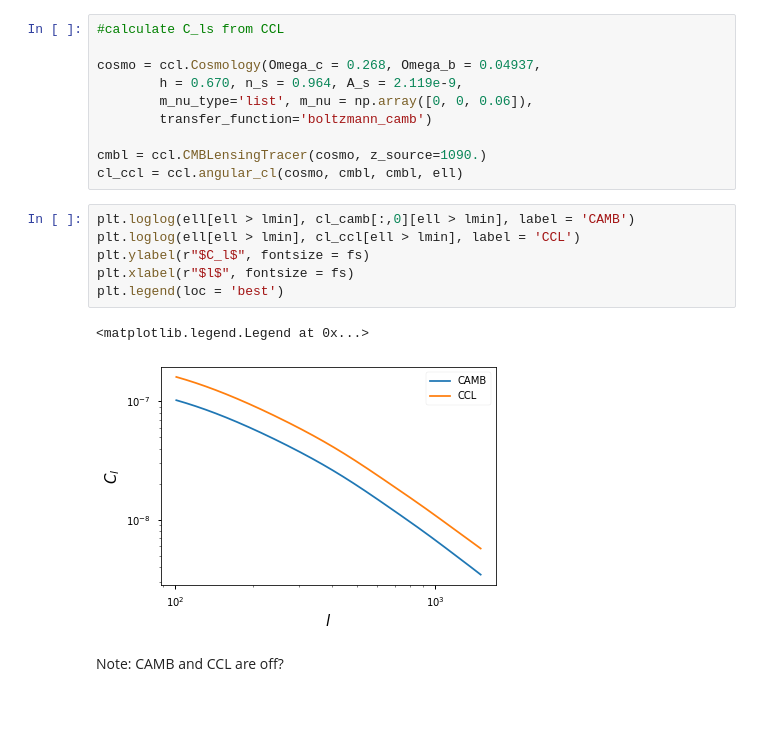
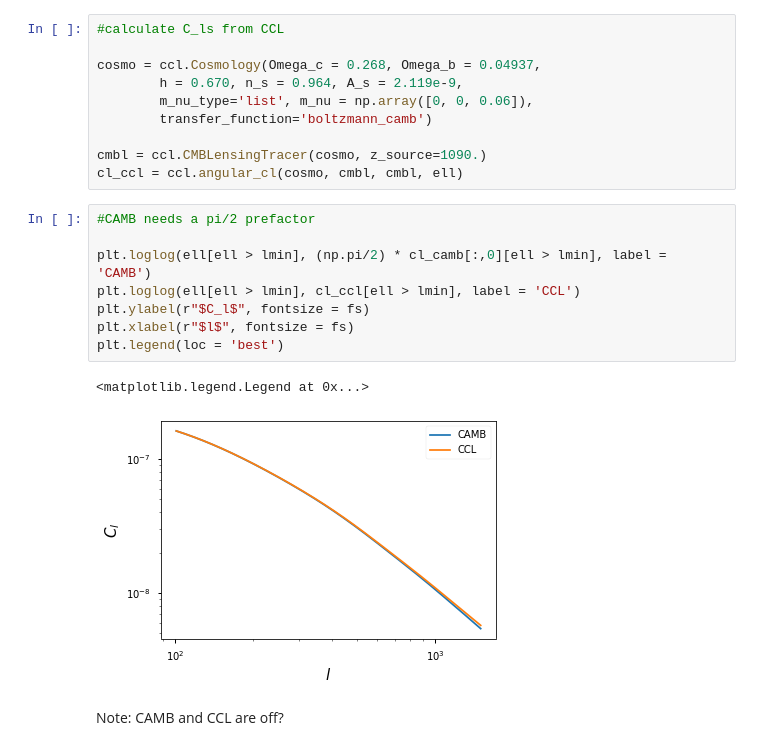
Before and after one commit to tanveerkarim/desi-lensing-cc, a Jupyter notebook: validate_ccl.ipynb, the cells around one changed output. Drawn from its saved outputs; the diff is of its cells as text; blank space fills up the shorter version.

```diff
--- a/validate_ccl.ipynb
+++ b/validate_ccl.ipynb
@@ -52,14 +52,16 @@ cosmo = ccl.Cosmology(Omega_c = 0.268, Omega_b = 0.04937,
 cmbl = ccl.CMBLensingTracer(cosmo, z_source=1090.)
 cl_ccl = ccl.angular_cl(cosmo, cmbl, cmbl, ell)
 # %%
-plt.loglog(ell[ell > lmin], cl_camb[:,0][ell > lmin], label = 'CAMB')
+#CAMB needs a pi/2 prefactor
+
+plt.loglog(ell[ell > lmin], (np.pi/2) * cl_camb[:,0][ell > lmin], label = 'CAMB')
 plt.loglog(ell[ell > lmin], cl_ccl[ell > lmin], label = 'CCL')
 plt.ylabel(r"$C_l$", fontsize = fs)
 plt.xlabel(r"$l$", fontsize = fs)
 plt.legend(loc = 'best')
 # %% [output]
 <matplotlib.legend.Legend at 0x...>
-[figure, old version]
+[figure, new version]
 # %% [markdown]
 Note: CAMB and CCL are off?
 # %%
```
Also changed, not shown: parts of 17 cells of this notebook, 8 other files.
